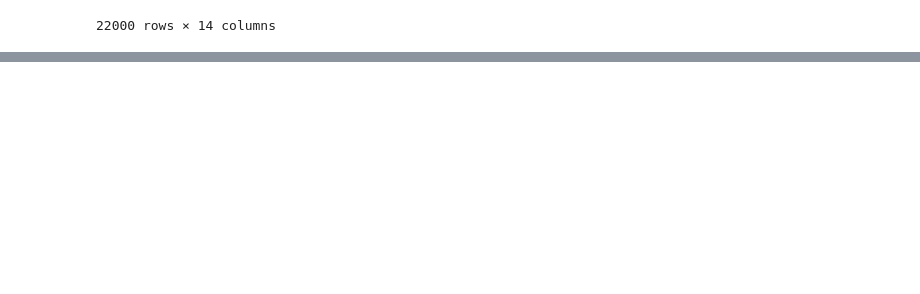
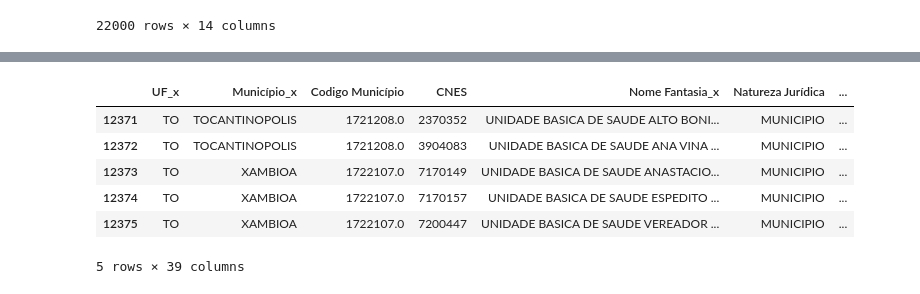
Before and after one commit to depinsetel/DEPIN-DATA, a Jupyter notebook: checa_LAT__LON_versus_MUN_base_UBS.ipynb, the cells around one changed output, grey strips where cells are left out. Cells and saved outputs as stored; diff of their text form; code cells hidden in the pictures; blank space fills up the shorter version.

```diff
--- a/checa_LAT__LON_versus_MUN_base_UBS.ipynb
+++ b/checa_LAT__LON_versus_MUN_base_UBS.ipynb
@@ -52,10 +70,9 @@ def verificar_ponto_em_municipio(row):
         print(f'O ponto ({LAT_a}, {LON_a}) está fora do município de "{mun_alvo}" em "{UF_alvo}"')
         return False
 # %%
-# Ler o arquivo CSV em um DataFrame do pandas utilizando a codificação Latin-1
-df = pd.read_csv("22k desconectadas.csv", encoding='utf-8')
-
-display(df)
+# Ler o arquivo CSV em um DataFrame do pandas utilizando a codificação
+dfALFA = pd.read_excel("22k deconectadas.xlsx")
+display(dfALFA)
 # %% [output]
 |  | CNES | Nome Fantasia | Razão Social | Telefone | Usuário | Atualização | Email | UF | Município | ... |
 | 0 | 2947110 | ACADEMIA DE SAUDE MARIA DA LUZ | ACADEMIA DE SAUDE | NaN | SCNES | 20/06/2022 | semsa.dados@gmail.com | AC | TARAUACA | ... |
@@ -72,6 +89,6 @@ display(df)
 22000 rows × 14 columns
 # %%
 # Aplicar a função a cada linha do DataFrame e salvar o resultado em uma nova coluna
-df['Ponto_Esta_No_Municipio'] = df.apply(verificar_ponto_em_municipio, axis=1)
+dfALFA['Ponto_Esta_No_Municipio'] = dfALFA.apply(verificar_ponto_em_municipio, axis=1)
 # %% [output]
 A saída de streaming foi truncada nas últimas 5000 linhas.
@@ -110 +145,20 @@ display(df)
+# %%
+# prompt:
+
+# Merge os dois DataFrames usando 'CNES' como chave comum
+df3 = pd.merge(df2, dfALFA, on='CNES', how='left')
+
+# Eliminar as colunas 'Latitude' e 'Longitude' de df3
+df3 = df3.drop(['Latitude', 'Longitude'], axis=1)
+
+# Exibir as primeiras linhas de df3
+display(df3.tail())
+# %% [output]
+|  | UF_x | Município_x | Codigo Município | CNES | Nome Fantasia_x | Natureza Jurídica | ... |
+| 12371 | TO | TOCANTINOPOLIS | 1721208.0 | 2370352 | UNIDADE BASICA DE SAUDE ALTO BONI... | MUNICIPIO | ... |
+| 12372 | TO | TOCANTINOPOLIS | 1721208.0 | 3904083 | UNIDADE BASICA DE SAUDE ANA VINA ... | MUNICIPIO | ... |
+| 12373 | TO | XAMBIOA | 1722107.0 | 7170149 | UNIDADE BASICA DE SAUDE ANASTACIO... | MUNICIPIO | ... |
+| 12374 | TO | XAMBIOA | 1722107.0 | 7170157 | UNIDADE BASICA DE SAUDE ESPEDITO ... | MUNICIPIO | ... |
+| 12375 | TO | XAMBIOA | 1722107.0 | 7200447 | UNIDADE BASICA DE SAUDE VEREADOR ... | MUNICIPIO | ... |
+5 rows × 39 columns
 # %%
```
Also changed, not shown: parts of 13 cells of this notebook.
